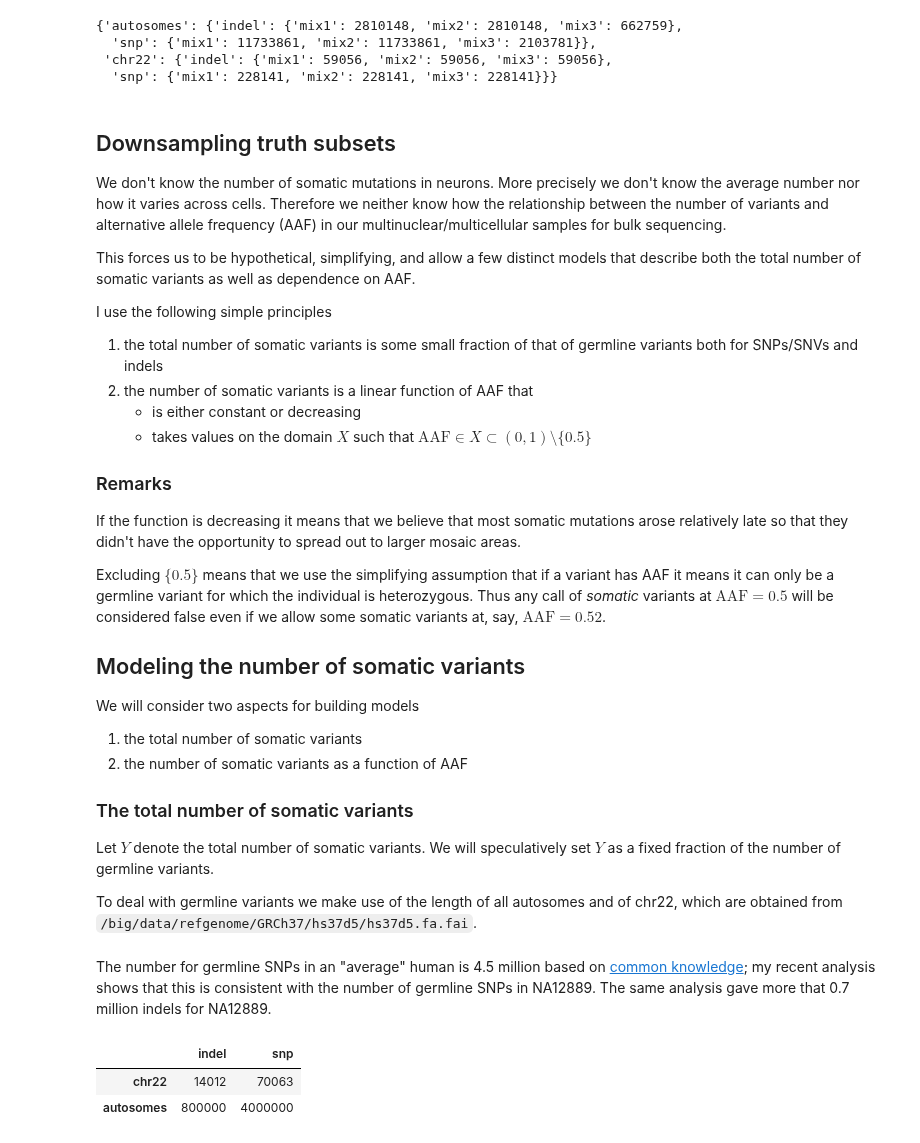
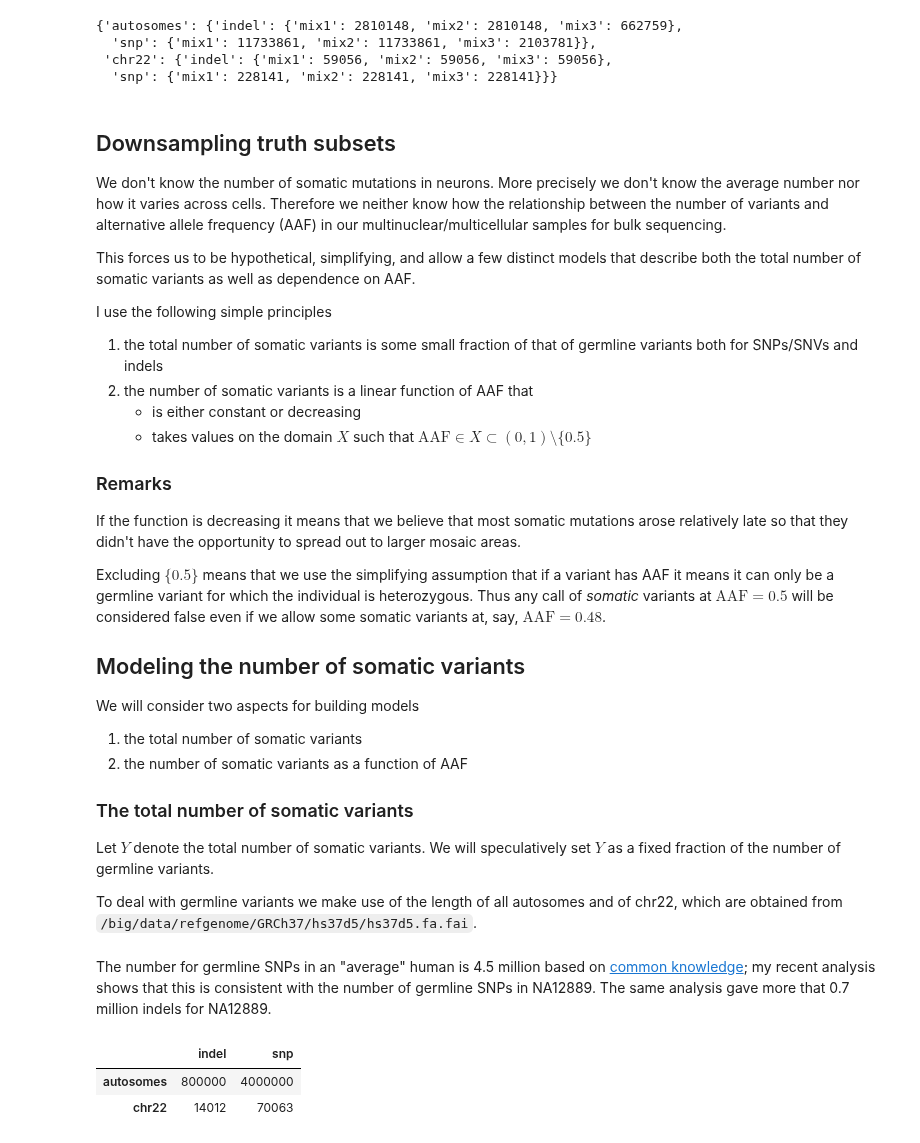
Before and after one commit to attilagk/BSM-research, a Jupyter notebook: notebook/2019-04-04-truth-sets-aaf/2019-04-04-truth-sets-aaf.ipynb, the cells around one changed output. Cells and saved outputs as stored; diff of their text form; code cells hidden in the pictures.

```diff
--- a/notebook/2019-04-04-truth-sets-aaf/2019-04-04-truth-sets-aaf.ipynb
+++ b/notebook/2019-04-04-truth-sets-aaf/2019-04-04-truth-sets-aaf.ipynb
@@ -90,7 +84,7 @@ I use the following simple principles
 
 If the function is decreasing it means that we believe that most somatic mutations arose relatively late so that they didn't have the opportunity to spread out to larger mosaic areas.
 
-Excluding $\{0.5\}$ means that we use the simplifying assumption that if a variant has AAF it means it can only be a germline variant for which the individual is heterozygous.  Thus any call of *somatic* variants at $\mathrm{AAF}=0.5$ will be considered false even if we allow some somatic variants at, say, $\mathrm{AAF}=0.52$.
+Excluding $\{0.5\}$ means that we use the simplifying assumption that if a variant has AAF it means it can only be a germline variant for which the individual is heterozygous.  Thus any call of *somatic* variants at $\mathrm{AAF}=0.5$ will be considered false even if we allow some somatic variants at, say, $\mathrm{AAF}=0.48$.
 
 ## Modeling the number of somatic variants
 
@@ -107,15 +101,14 @@ To deal with germline variants we make use of the length of all autosomes and of
 hs37d5_len = {'autosomes': 2929051733, 'chr22': 51304566}
 # %% [markdown]
 The number for germline SNPs in an "average" human is 4.5 million based on [common knowledge](https://ghr.nlm.nih.gov/primer/genomicresearch/snp); my recent analysis shows that this is consistent with the number of germline SNPs in NA12889.  The same analysis gave more that 0.7 million indels for NA12889.
-# %%
-germ_vars = {'snp': 4e6, 'indel': 0.8e6}
-germ_vars = {k: [int(germ_vars[k] * hs37d5_len['chr22'] / hs37d5_len['autosomes']), int(germ_vars[k])] for k in germ_vars.keys()}
-germ_vars = pd.DataFrame(germ_vars, index=hs37d5_len.keys())
-germ_vars
-# %% [output]
-|  | indel | snp |
-| chr22 | 14012 | 70063 |
-| autosomes | 800000 | 4000000 |
+# %%
+germ_vars = {'snp': 4e6, 'indel': 0.8e6}
+germ_vars = tsa.combine_regions_germ_vars(regions=hs37d5_len, germ_vars=germ_vars)
+germ_vars
+# %% [output]
+|  | indel | snp |
+| autosomes | 800000 | 4000000 |
+| chr22 | 14012 | 70063 |
 # %% [markdown]
 If $G$ is the number of somatic variants (SNPs or indels in chr22 or all autosomes) then let
 $$
```
Also changed, not shown: parts of 11 cells of this notebook, 2 other files.
